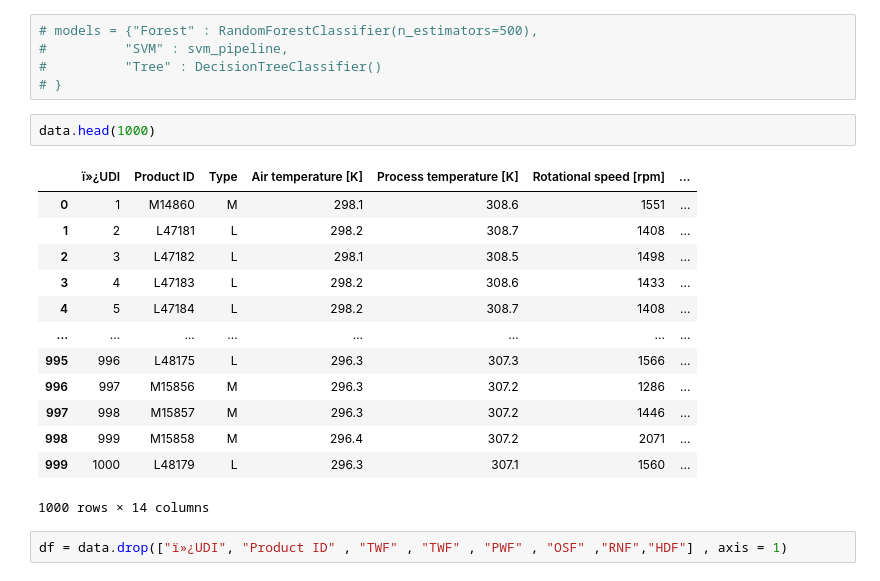
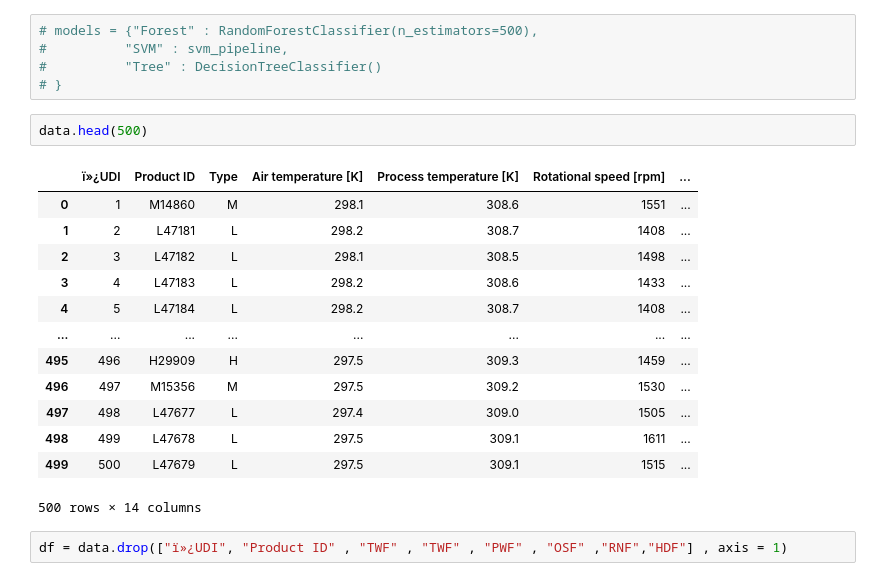
Before and after one commit to IgMayank/assignment_1, a Jupyter notebook: assesment.ipynb, the cells around one changed output. Drawn from its saved outputs; the diff is of its cells as text.

```diff
--- a/assesment.ipynb
+++ b/assesment.ipynb
@@ -77,21 +77,21 @@ svm_pipeline = Pipeline([("scaler",scaling),("model",svm)])
 #          "Tree" : DecisionTreeClassifier()
 # }
 # %%
-data.head(1000)
+data.head(500)
 # %% [output]
 |  | ï»¿UDI | Product ID | Type | Air temperature [K] | Process temperature [K] | Rotational speed [rpm] | ... |
 | 0 | 1 | M14860 | M | 298.1 | 308.6 | 1551 | ... |
 | 1 | 2 | L47181 | L | 298.2 | 308.7 | 1408 | ... |
 | 2 | 3 | L47182 | L | 298.1 | 308.5 | 1498 | ... |
 | 3 | 4 | L47183 | L | 298.2 | 308.6 | 1433 | ... |
 | 4 | 5 | L47184 | L | 298.2 | 308.7 | 1408 | ... |
 | ... | ... | ... | ... | ... | ... | ... | ... |
-| 995 | 996 | L48175 | L | 296.3 | 307.3 | 1566 | ... |
-| 996 | 997 | M15856 | M | 296.3 | 307.2 | 1286 | ... |
-| 997 | 998 | M15857 | M | 296.3 | 307.2 | 1446 | ... |
-| 998 | 999 | M15858 | M | 296.4 | 307.2 | 2071 | ... |
-| 999 | 1000 | L48179 | L | 296.3 | 307.1 | 1560 | ... |
+| 495 | 496 | H29909 | H | 297.5 | 309.3 | 1459 | ... |
+| 496 | 497 | M15356 | M | 297.5 | 309.2 | 1530 | ... |
+| 497 | 498 | L47677 | L | 297.4 | 309.0 | 1505 | ... |
+| 498 | 499 | L47678 | L | 297.5 | 309.1 | 1611 | ... |
+| 499 | 500 | L47679 | L | 297.5 | 309.1 | 1515 | ... |
-1000 rows × 14 columns
+500 rows × 14 columns
 # %%
 df = data.drop(["ï»¿UDI", "Product ID" , "TWF" , "TWF" , "PWF" , "OSF" ,"RNF","HDF"] , axis = 1)
 # %%
```
Also changed, not shown: parts of 4 cells of this notebook, 4 other files.
